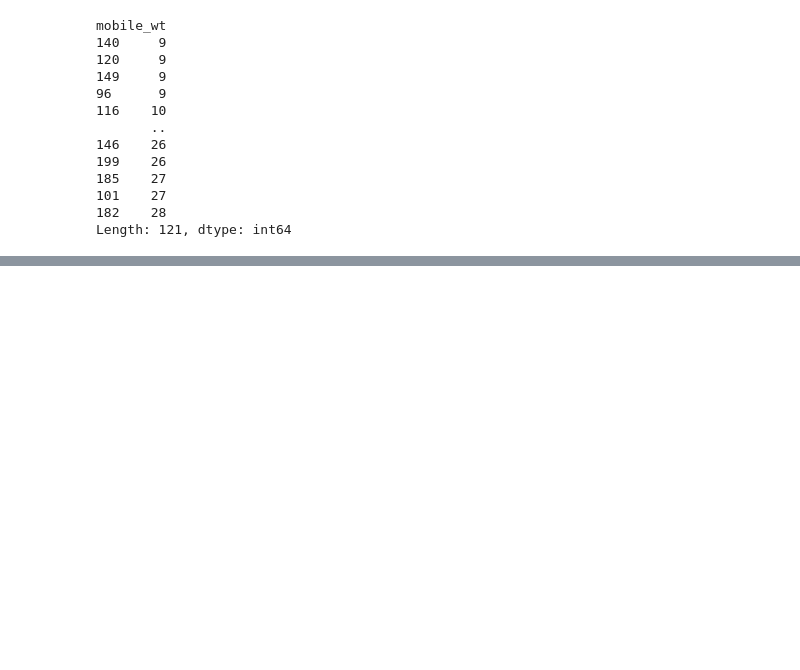
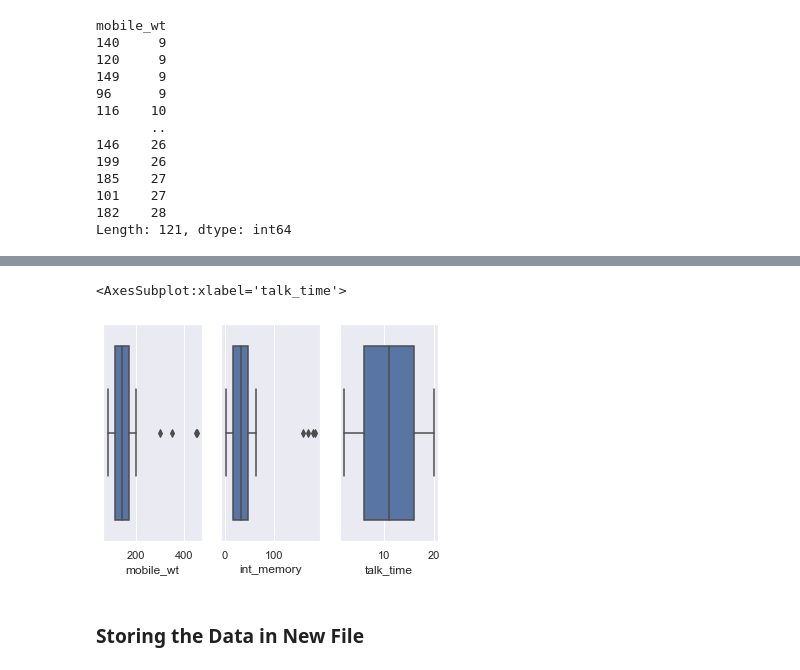
Before and after one commit to theLeague-AI/TheLeagueAI_main, a Jupyter notebook: Project_2021/Mobile Price Competition Data Preparation.ipynb, the cells around one changed output, grey strips where cells are left out. Drawn from its saved outputs; the diff is of its cells as text; code cells hidden in the pictures; blank space fills up the shorter version.

```diff
--- a/Project_2021/Mobile Price Competition Data Preparation.ipynb
+++ b/Project_2021/Mobile Price Competition Data Preparation.ipynb
@@ -177,0 +214,8 @@ mobile_wt_outlier
+# %%
+df_train.loc[((df_train.int_memory == 63) & (df_train.battery_power == 799)), "int_memory"] = 160
+# %%
+df_train.loc[((df_train.int_memory == 63) & (df_train.battery_power == 1023)), "int_memory"] = 170
+# %%
+df_train.loc[((df_train.int_memory == 61) & (df_train.battery_power == 672)), "int_memory"] = 180
+# %%
+df_train.loc[((df_train.int_memory == 64) & (df_train.battery_power == 727)), "int_memory"] = 185
@@ -177,0 +232,14 @@ mobile_wt_outlier
+# %%
+# import seaborn
+import seaborn as sns
+
+
+fig, axs = plt.subplots(ncols=3)
+sns.boxplot(x='mobile_wt',data=df_train,ax=axs[0])
+sns.boxplot(x='int_memory',data=df_train, ax=axs[1])
+sns.boxplot(x='talk_time',data=df_train, ax=axs[2])
+# %% [output]
+<AxesSubplot:xlabel='talk_time'>
+[figure, added]
+# %% [markdown]
+### Storing the Data in New File
```
Also changed, not shown: parts of 11 cells of this notebook, 1 other file.
